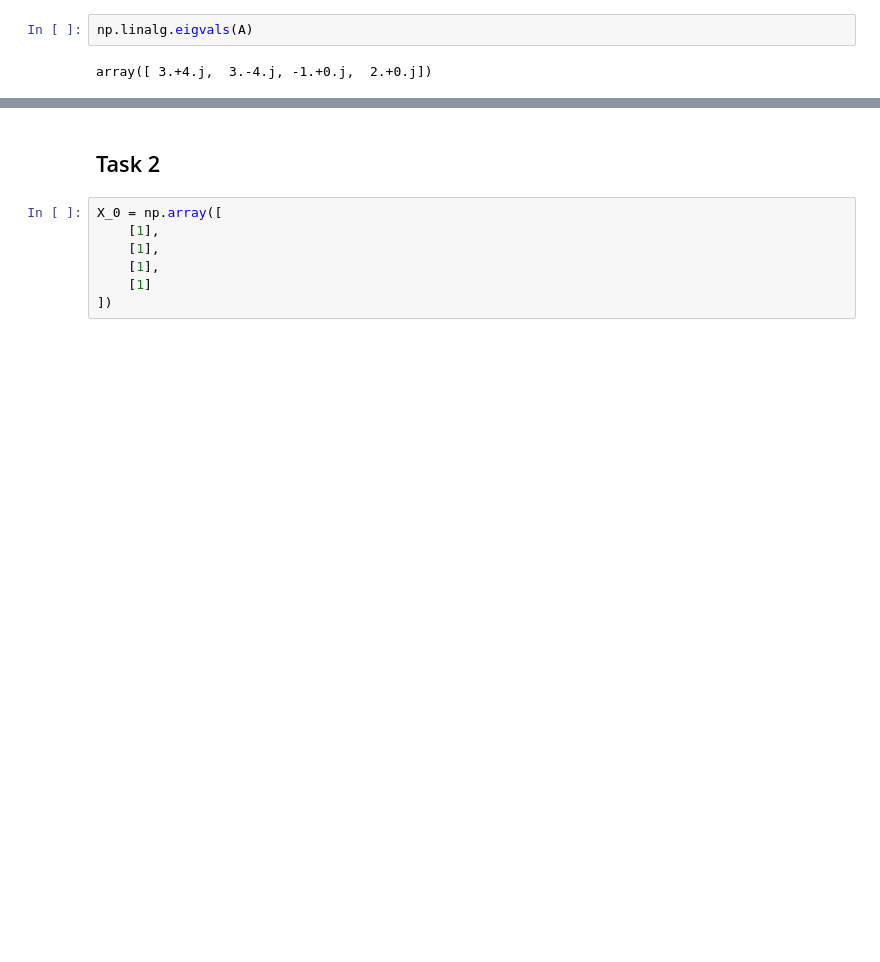
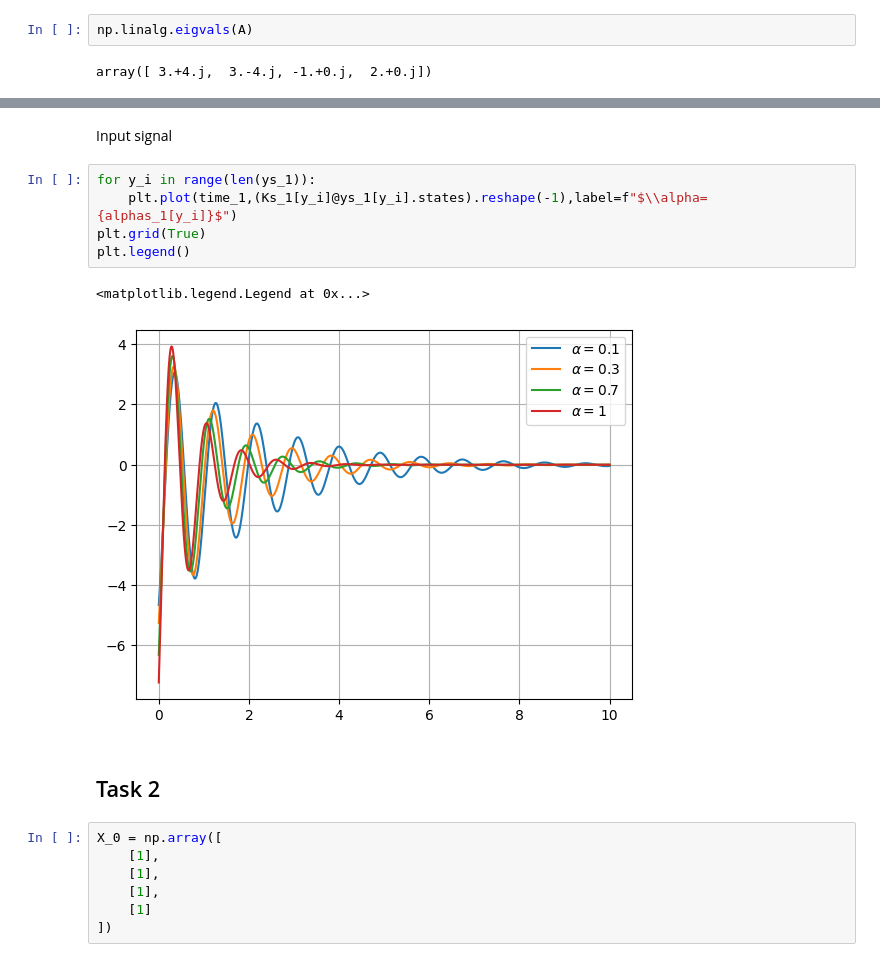
Before and after one commit to diuzhevVlad/control-theory-itmo-2023-2024, a Jupyter notebook: Lab9/Lab9.ipynb, the cells around one changed output, grey strips where cells are left out. Saved outputs shown, nothing was run; the diff lists cells and outputs as text; blank space fills up the shorter version.

```diff
--- a/Lab9/Lab9.ipynb
+++ b/Lab9/Lab9.ipynb
@@ -103,3 +109,13 @@ array([-1.378+8.141j, -1.378-8.141j, -1.455+0.j   , -1.   +0.j   ])
+# %% [markdown]
+Input signal
+# %%
+for y_i in range(len(ys_1)):
+    plt.plot(time_1,(Ks_1[y_i]@ys_1[y_i].states).reshape(-1),label=f"$\\alpha={alphas_1[y_i]}$")
+plt.grid(True)
+plt.legend()
+# %% [output]
+<matplotlib.legend.Legend at 0x...>
+[figure, added]
 # %% [markdown]
 ## Task 2
 # %%
```
Also changed, not shown: parts of 46 cells of this notebook.
